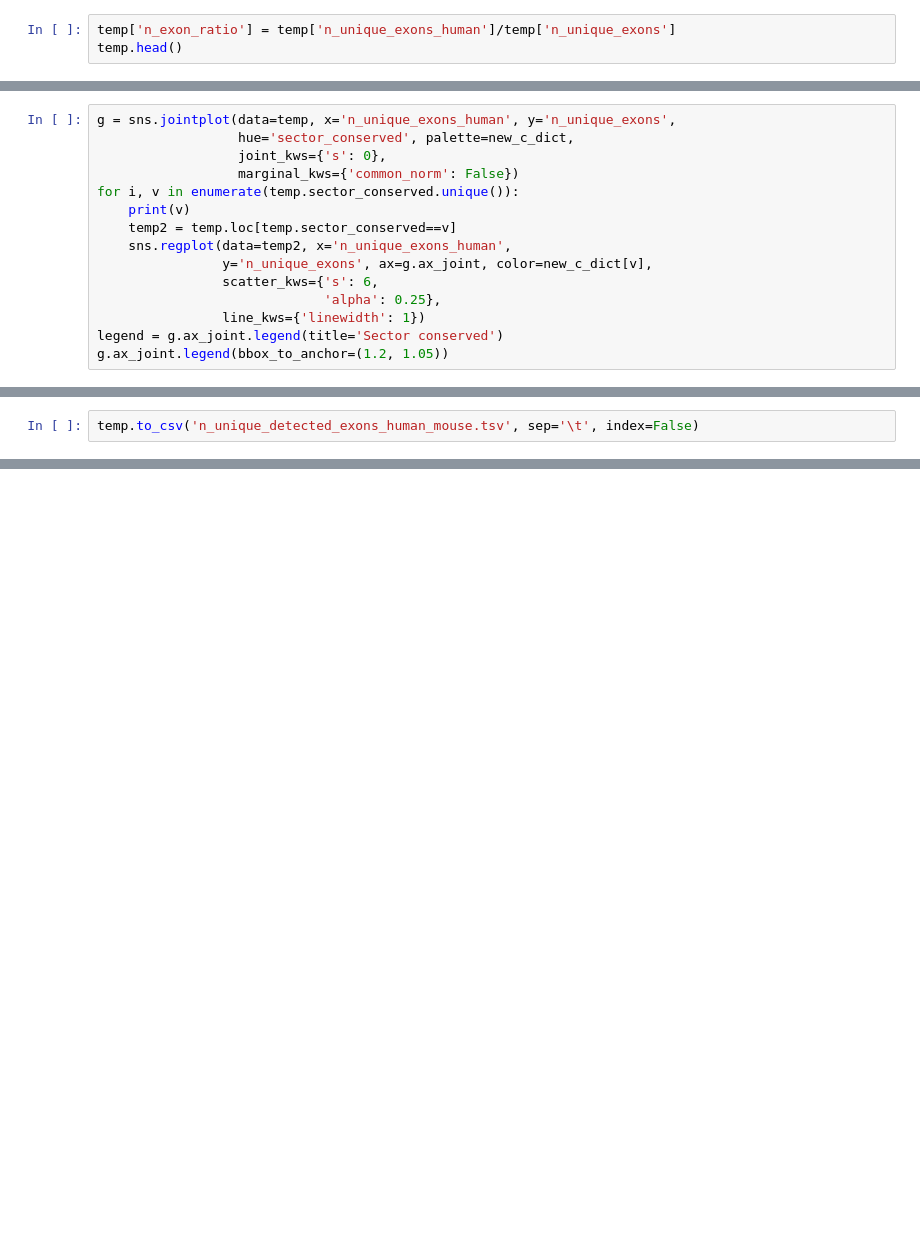
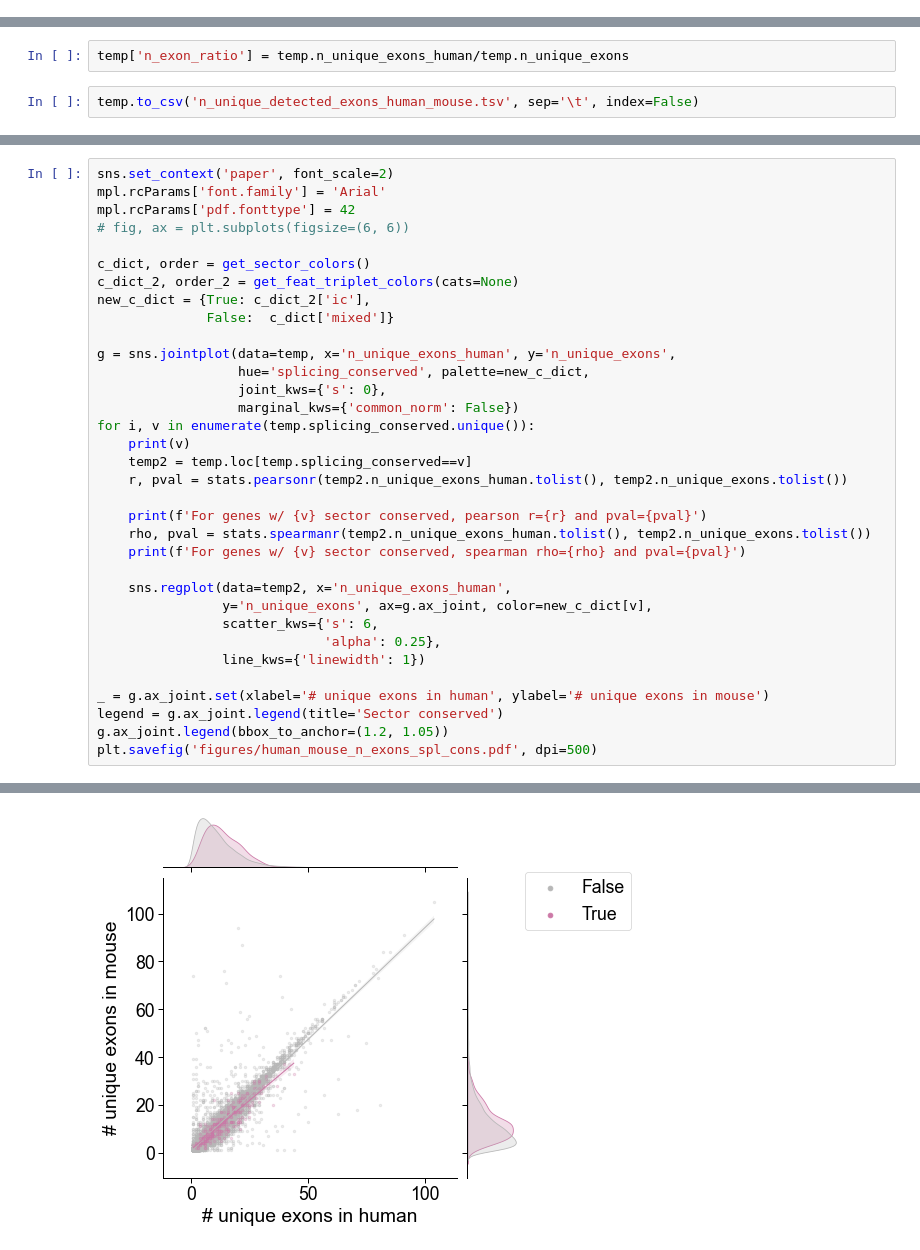
Before and after one commit to fairliereese/paper_rnawg, a Jupyter notebook: figures_revisions/revisions/human_mouse_cons_features.ipynb, the cells around one changed output, grey strips where cells are left out. Drawn from its saved outputs; the diff is of its cells as text; blank space fills up the shorter version.

```diff
--- a/figures_revisions/revisions/human_mouse_cons_features.ipynb
+++ b/figures_revisions/revisions/human_mouse_cons_features.ipynb
@@ -1121,3 +1368,0 @@ sns.jointplot(temp, x='n_unique_exons_human', y='n_unique_exons', hue='sector_co
-# %%
-temp['n_exon_ratio'] = temp['n_unique_exons_human']/temp['n_unique_exons']
-temp.head()
@@ -1190,15 +1415,0 @@ temp.head()
-# %%
-g = sns.jointplot(data=temp, x='n_unique_exons_human', y='n_unique_exons',
-                  hue='sector_conserved', palette=new_c_dict,
-                  joint_kws={'s': 0},
-                  marginal_kws={'common_norm': False})
-for i, v in enumerate(temp.sector_conserved.unique()):
-    print(v)
-    temp2 = temp.loc[temp.sector_conserved==v]
-    sns.regplot(data=temp2, x='n_unique_exons_human',
-                y='n_unique_exons', ax=g.ax_joint, color=new_c_dict[v],
-                scatter_kws={'s': 6,
-                             'alpha': 0.25},
-                line_kws={'linewidth': 1})
-legend = g.ax_joint.legend(title='Sector conserved')
-g.ax_joint.legend(bbox_to_anchor=(1.2, 1.05))
@@ -1210,2 +1416,4 @@ True
+# %%
+temp['n_exon_ratio'] = temp.n_unique_exons_human/temp.n_unique_exons
 # %%
 temp.to_csv('n_unique_detected_exons_human_mouse.tsv', sep='\t', index=False)
@@ -1211,0 +1429,35 @@ temp.to_csv('n_unique_detected_exons_human_mouse.tsv', sep='\t', index=False)
+# %%
+sns.set_context('paper', font_scale=2)
+mpl.rcParams['font.family'] = 'Arial'
+mpl.rcParams['pdf.fonttype'] = 42
+# fig, ax = plt.subplots(figsize=(6, 6))
+
+c_dict, order = get_sector_colors()
+c_dict_2, order_2 = get_feat_triplet_colors(cats=None)
+new_c_dict = {True: c_dict_2['ic'],
+              False:  c_dict['mixed']}
+
+g = sns.jointplot(data=temp, x='n_unique_exons_human', y='n_unique_exons',
+                  hue='splicing_conserved', palette=new_c_dict,
+                  joint_kws={'s': 0},
+                  marginal_kws={'common_norm': False})
+for i, v in enumerate(temp.splicing_conserved.unique()):
+    print(v)
+    temp2 = temp.loc[temp.splicing_conserved==v]
+    r, pval = stats.pearsonr(temp2.n_unique_exons_human.tolist(), temp2.n_unique_exons.tolist())
+
+    print(f'For genes w/ {v} sector conserved, pearson r={r} and pval={pval}')
+    rho, pval = stats.spearmanr(temp2.n_unique_exons_human.tolist(), temp2.n_unique_exons.tolist())
+    print(f'For genes w/ {v} sector conserved, spearman rho={rho} and pval={pval}')
+
+    sns.regplot(data=temp2, x='n_unique_exons_human',
+                y='n_unique_exons', ax=g.ax_joint, color=new_c_dict[v],
+                scatter_kws={'s': 6,
+                             'alpha': 0.25},
+                line_kws={'linewidth': 1})
+
+_ = g.ax_joint.set(xlabel='# unique exons in human', ylabel='# unique exons in mouse')
+legend = g.ax_joint.legend(title='Sector conserved')
+g.ax_joint.legend(bbox_to_anchor=(1.2, 1.05))
+plt.savefig('figures/human_mouse_n_exons_spl_cons.pdf', dpi=500)
+# %% [output]
@@ -1211,0 +1470 @@ temp.to_csv('n_unique_detected_exons_human_mouse.tsv', sep='\t', index=False)
+[figure, added]
```
Also changed, not shown: parts of 36 cells of this notebook.
